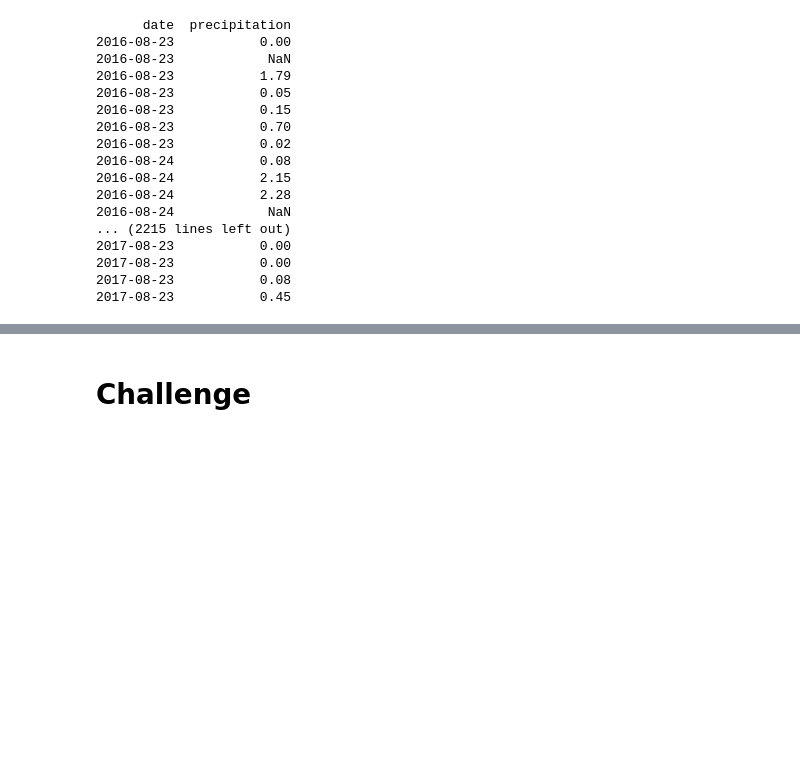
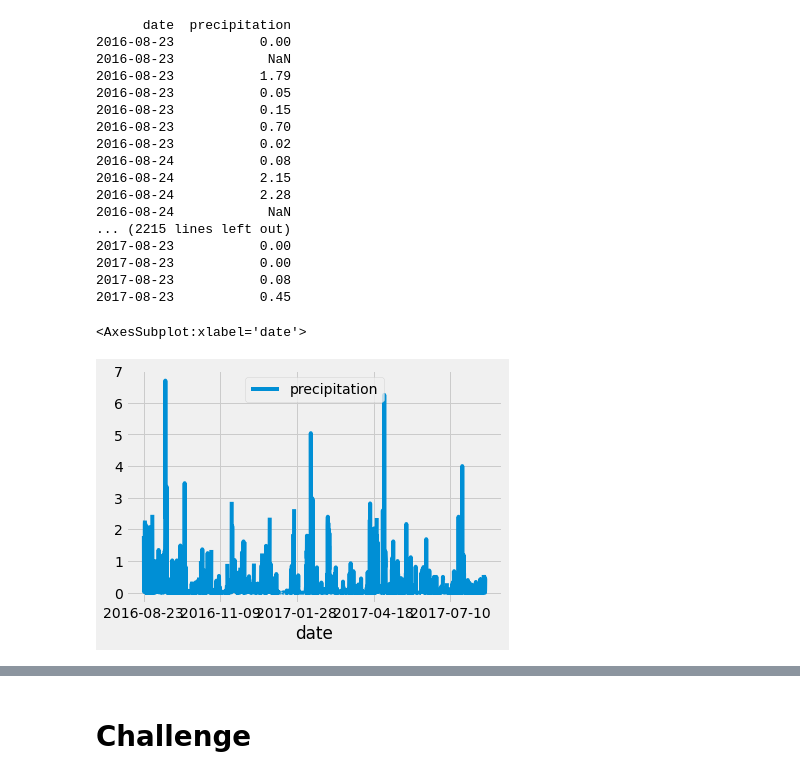
Before and after one commit to farwaali08/surfs_up, a Jupyter notebook: climate_analysis.ipynb, the cells around one changed output, grey strips where cells are left out. Saved outputs shown, nothing was run; the diff lists cells and outputs as text; code cells hidden in the pictures; blank space fills up the shorter version.

```diff
--- a/climate_analysis.ipynb
+++ b/climate_analysis.ipynb
@@ -88,5 +88,9 @@ print(df.to_string(index=False))
 2017-08-23           0.45
 # %%
 # Use Pandas Plotting with Matplotlib to plot the data
+df.plot()
+# %% [output]
+<AxesSubplot:xlabel='date'>
+[figure, added]
 # %%
 # Use Pandas to calcualte the summary statistics for the precipitation data
```
Also changed, not shown: parts of 1 cell of this notebook.
